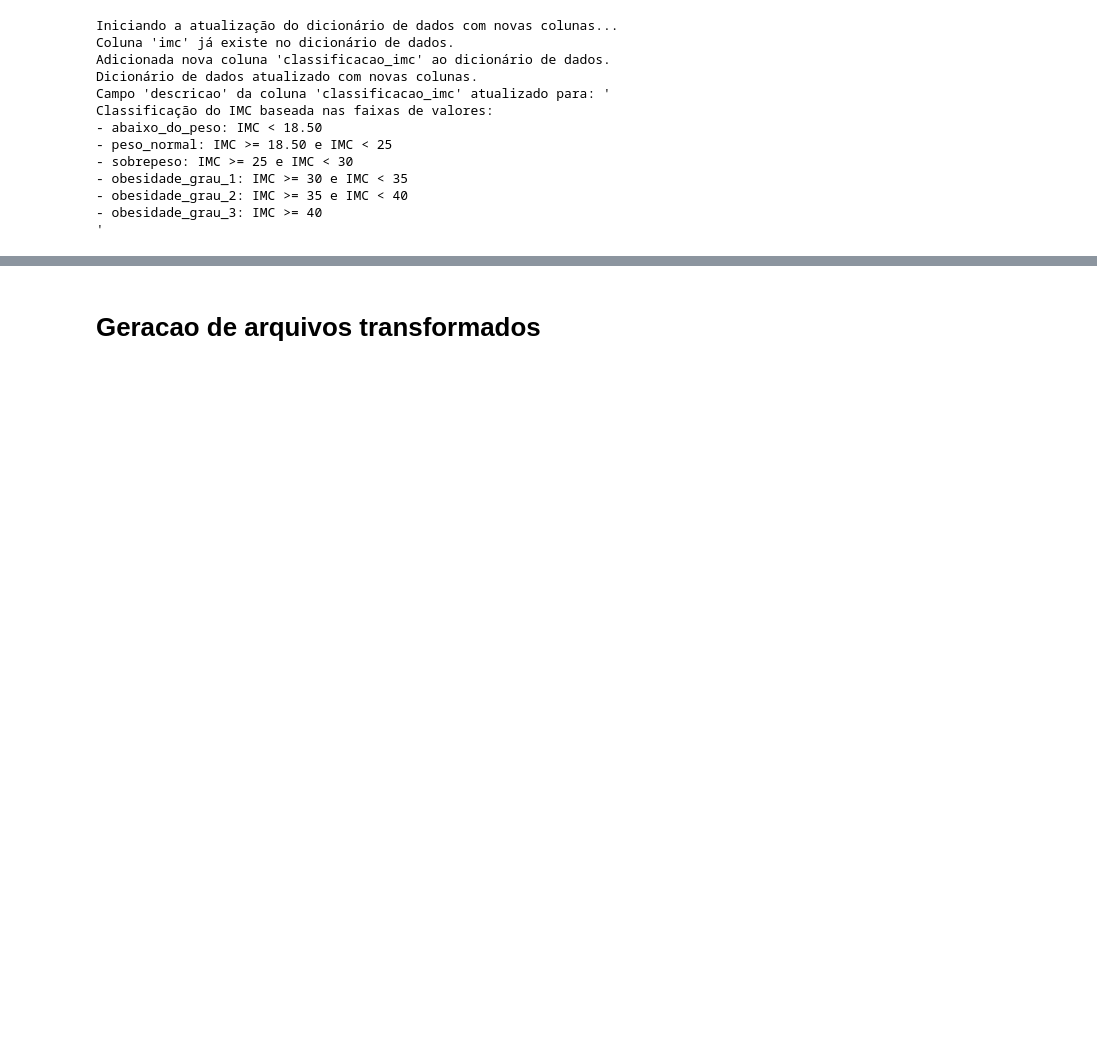
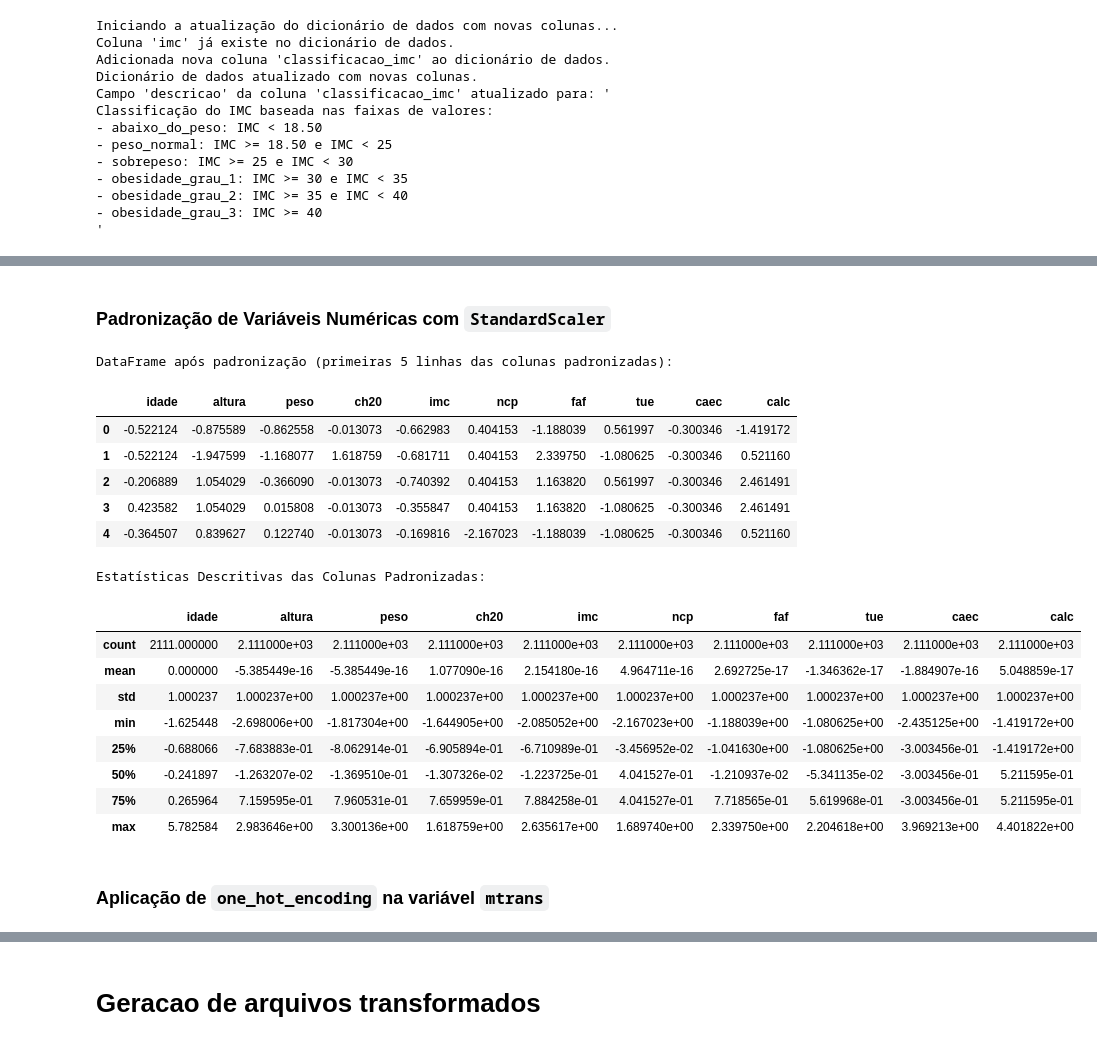
Before and after one commit to fiapdatanalytics/tech-challenge4, a Jupyter notebook: tech_challenge_4_data_viz_and_production_models.ipynb, the cells around one changed output, grey strips where cells are left out. Cells and saved outputs as stored; diff of their text form; code cells hidden in the pictures; blank space fills up the shorter version.

```diff
--- a/tech_challenge_4_data_viz_and_production_models.ipynb
+++ b/tech_challenge_4_data_viz_and_production_models.ipynb
@@ -1168,0 +1251,47 @@ Classificação do IMC baseada nas faixas de valores:
+# %% [markdown]
+### **Padronização de Variáveis Numéricas com `StandardScaler`**
+# %%
+# Lista das colunas numéricas a serem padronizadas
+colunas_para_padronizar = ['idade', 'altura', 'peso', 'ch20', 'imc', 'ncp', 'faf', 'tue', 'caec', 'calc']
+
+# Criar uma cópia do DataFrame original para não modificar os dados brutos
+df_processado = df.copy()
+
+# Inicializar o StandardScaler
+scaler = StandardScaler()
+
+# Aplicar o scaler às colunas selecionadas
+# O fit_transform calcula a média e o desvio padrão nos dados e depois aplica a transformação
+df_processado[colunas_para_padronizar] = scaler.fit_transform(df_processado[colunas_para_padronizar])
+
+# Exibir as primeiras linhas do DataFrame após a padronização para verificar os resultados
+print("DataFrame após padronização (primeiras 5 linhas das colunas padronizadas):")
+display(df_processado[colunas_para_padronizar].head())
+
+# Verificar as estatísticas descritivas das colunas padronizadas
+# A média deve ser próxima de 0 e o desvio padrão próximo de 1
+print("\nEstatísticas Descritivas das Colunas Padronizadas:")
+display(df_processado[colunas_para_padronizar].describe())
+
+# Nota: As colunas categóricas nominais (como 'mtrans' se não for One-Hot Encoded)
+# e as binárias (genero, historico_familiar, etc.) não são incluídas nesta padronização.
+# %% [output]
+DataFrame após padronização (primeiras 5 linhas das colunas padronizadas):
+|  | idade | altura | peso | ch20 | imc | ncp | faf | tue | caec | calc |
+| 0 | -0.522124 | -0.875589 | -0.862558 | -0.013073 | -0.662983 | 0.404153 | -1.188039 | 0.561997 | -0.300346 | -1.419172 |
+| 1 | -0.522124 | -1.947599 | -1.168077 | 1.618759 | -0.681711 | 0.404153 | 2.339750 | -1.080625 | -0.300346 | 0.521160 |
+| 2 | -0.206889 | 1.054029 | -0.366090 | -0.013073 | -0.740392 | 0.404153 | 1.163820 | 0.561997 | -0.300346 | 2.461491 |
+| 3 | 0.423582 | 1.054029 | 0.015808 | -0.013073 | -0.355847 | 0.404153 | 1.163820 | -1.080625 | -0.300346 | 2.461491 |
+| 4 | -0.364507 | 0.839627 | 0.122740 | -0.013073 | -0.169816 | -2.167023 | -1.188039 | -1.080625 | -0.300346 | 0.521160 |
+Estatísticas Descritivas das Colunas Padronizadas:
+|  | idade | altura | peso | ch20 | imc | ncp | faf | tue | caec | calc |
+| count | 2111.000000 | 2.111000e+03 | 2.111000e+03 | 2.111000e+03 | 2.111000e+03 | 2.111000e+03 | 2.111000e+03 | 2.111000e+03 | 2.111000e+03 | 2.111000e+03 |
+| mean | 0.000000 | -5.385449e-16 | -5.385449e-16 | 1.077090e-16 | 2.154180e-16 | 4.964711e-16 | 2.692725e-17 | -1.346362e-17 | -1.884907e-16 | 5.048859e-17 |
+| std | 1.000237 | 1.000237e+00 | 1.000237e+00 | 1.000237e+00 | 1.000237e+00 | 1.000237e+00 | 1.000237e+00 | 1.000237e+00 | 1.000237e+00 | 1.000237e+00 |
+| min | -1.625448 | -2.698006e+00 | -1.817304e+00 | -1.644905e+00 | -2.085052e+00 | -2.167023e+00 | -1.188039e+00 | -1.080625e+00 | -2.435125e+00 | -1.419172e+00 |
+| 25% | -0.688066 | -7.683883e-01 | -8.062914e-01 | -6.905894e-01 | -6.710989e-01 | -3.456952e-02 | -1.041630e+00 | -1.080625e+00 | -3.003456e-01 | -1.419172e+00 |
+| 50% | -0.241897 | -1.263207e-02 | -1.369510e-01 | -1.307326e-02 | -1.223725e-01 | 4.041527e-01 | -1.210937e-02 | -5.341135e-02 | -3.003456e-01 | 5.211595e-01 |
+| 75% | 0.265964 | 7.159595e-01 | 7.960531e-01 | 7.659959e-01 | 7.884258e-01 | 4.041527e-01 | 7.718565e-01 | 5.619968e-01 | -3.003456e-01 | 5.211595e-01 |
+| max | 5.782584 | 2.983646e+00 | 3.300136e+00 | 1.618759e+00 | 2.635617e+00 | 1.689740e+00 | 2.339750e+00 | 2.204618e+00 | 3.969213e+00 | 4.401822e+00 |
+# %% [markdown]
+### **Aplicação de `one_hot_encoding` na variável `mtrans`**
```
Also changed, not shown: parts of 24 cells of this notebook.
